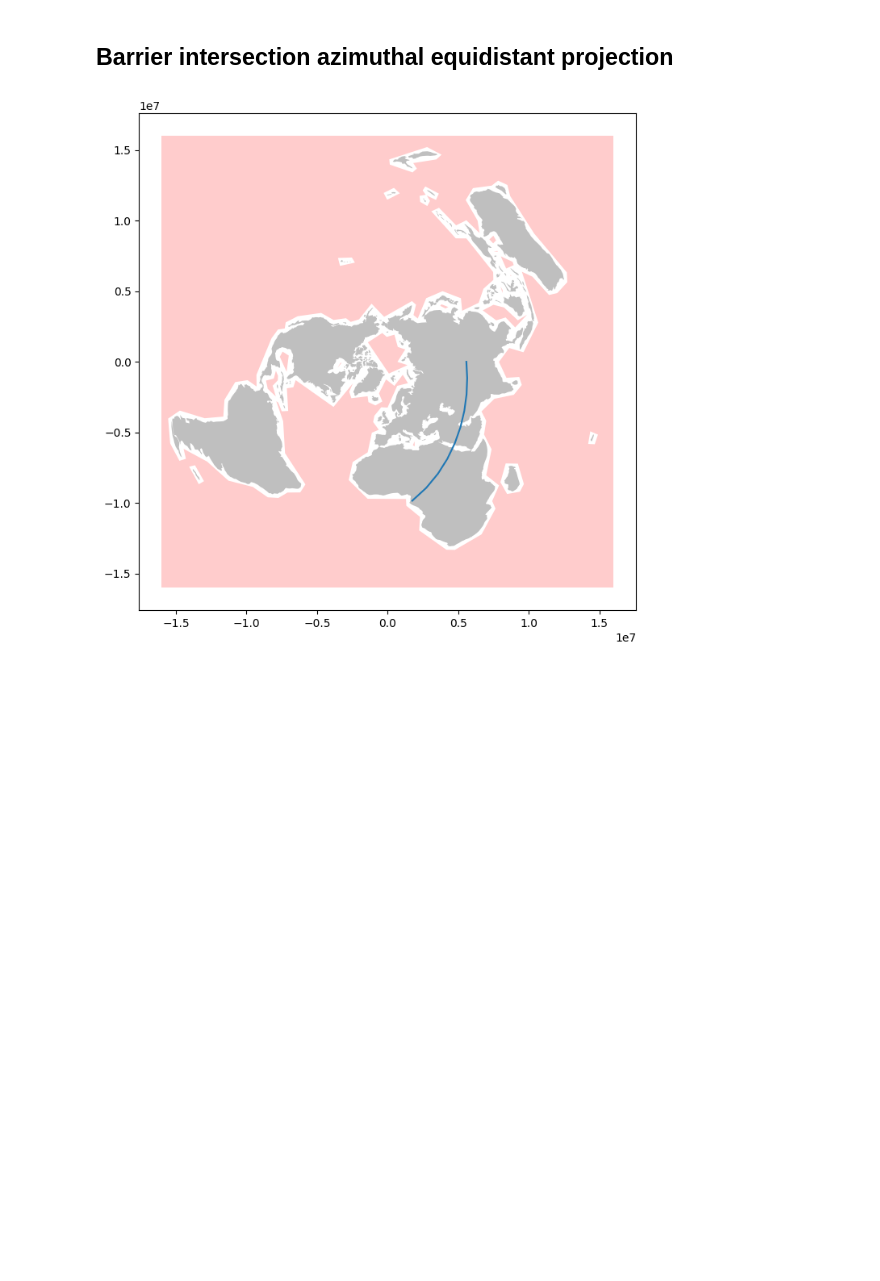
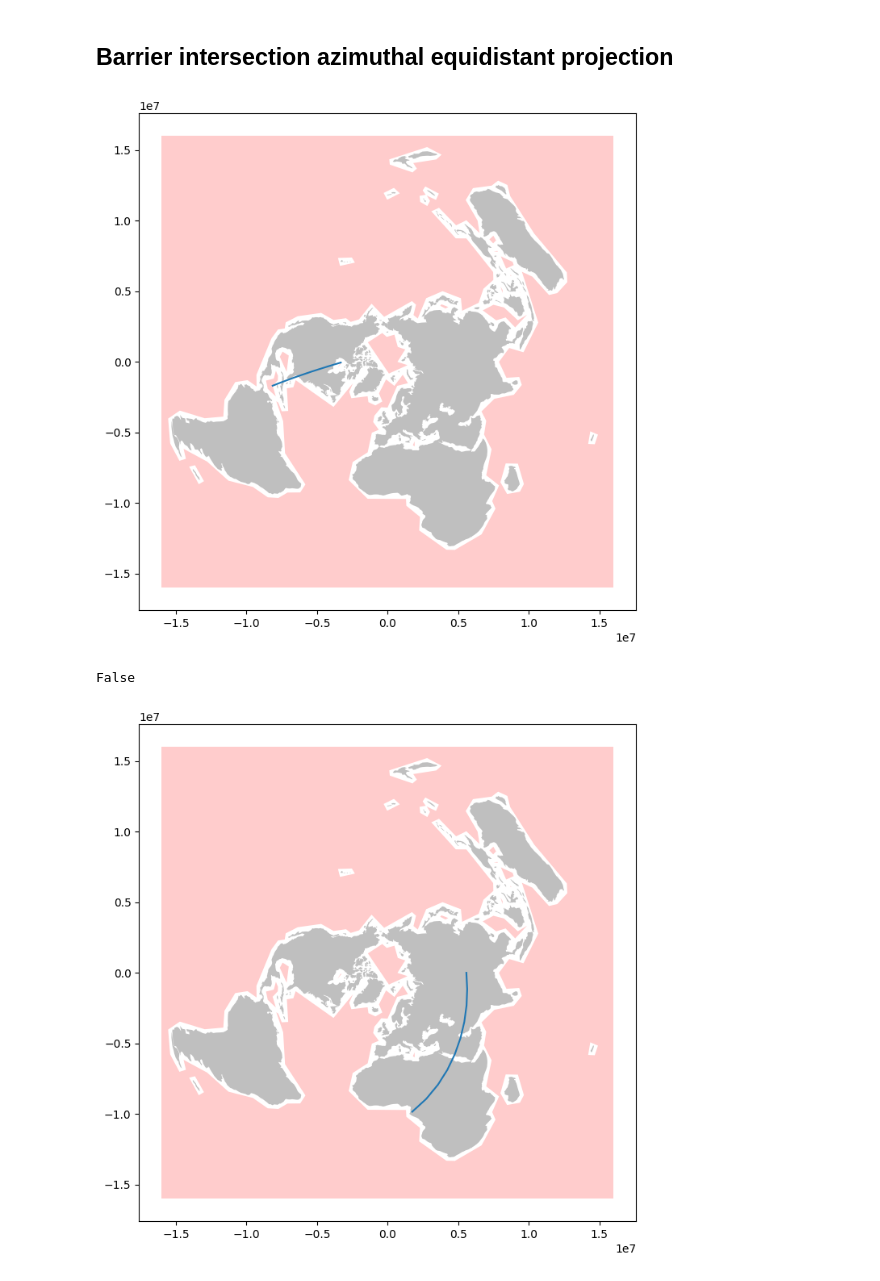
Before and after one commit to KimGeorgy/bird-migration, a Jupyter notebook: model.ipynb, the cells around one changed output. Cells and saved outputs as stored; diff of their text form; code cells hidden in the pictures; blank space fills up the shorter version.

Commit message:
parallelized intersection of edges with barrier. fixed construction of visibility graph for complex polygons. floyd-warshall works for shoreline. now plotting paths arcs instead of straight lines.

```diff
--- a/model.ipynb
+++ b/model.ipynb
@@ -600,6 +529,6 @@ plt.show()
 # %% [output]
 [figure]
 # %%
-barrier_ocean = gdf_ocean.geometry[0]
-barrier_ocean
+barrier = gdf_ocean.geometry[0].buffer(-1)
+barrier
 # %% [output]
@@ -728,11 +656,11 @@ geod = Geod(ellps="WGS84")
 def clean_coords(coords, ndigits=6):
     return [(round(x, ndigits), round(y, ndigits)) for x, y in coords]
 
-def great_circle_intersects_multipolygon(pt1, pt2, barrier, transformer, num_points=10, plot=False):
+def great_circle_intersects_multipolygon(pt1, pt2, num_points=10, plot=False):
     """
     pt1, p2 in lat lon
-    barrier in aeqd/other projection
-    transformer - pyproj.Transformer from lat lon to aeqd/other projection
+    barrier in aeqd/other projection, global
+    transformer - pyproj.Transformer from lat lon to aeqd/other projection, global
     num_points - number of point to approximate great circle arc with
     plot - whether to draw a plot with the barrier and great circle arc
     """
@@ -745,7 +673,9 @@ def great_circle_intersects_multipolygon(pt1, pt2, barrier, transformer, num_poi
                     initial_idx=0, terminus_idx=0)
 
     xs, ys = transformer.transform([p[0] for p in pts], [p[1] for p in pts])
-    coords = clean_coords(zip(xs, ys))
+    if not all(np.isfinite(x) and np.isfinite(y) for x, y in zip(xs, ys)):
+        return True
+    coords = zip(xs, ys)
 
     line = LineString(coords)
 
@@ -779,13 +709,20 @@ def great_circle_intersects_multipolygon(pt1, pt2, barrier, transformer, num_poi
         plt.show()
 
     # Check intersection
-    if line.crosses(barrier) or barrier.contains(line):
+    if line.intersects(barrier):
         return True
 
     return False
 # %%
 transformer = Transformer.from_crs("EPSG:4326", aeqd_na, always_xy=True)
 reverse_transformer = Transformer.from_crs(aeqd_na, "EPSG:4326", always_xy=True)
+# %%
+pt1 = ( 15.212382414147893, -78.21218632452214  )
+pt2 = (60.25176674114941, -88.98605298202281)
+great_circle_intersects_multipolygon(pt1, pt2, plot=True)
+# %% [output]
+[figure, added]
+False
 # %%
 pt1 = (40, 90)
 pt2 = (0, 10)
```
Also changed, not shown: parts of 80 cells of this notebook, 1 other file.
